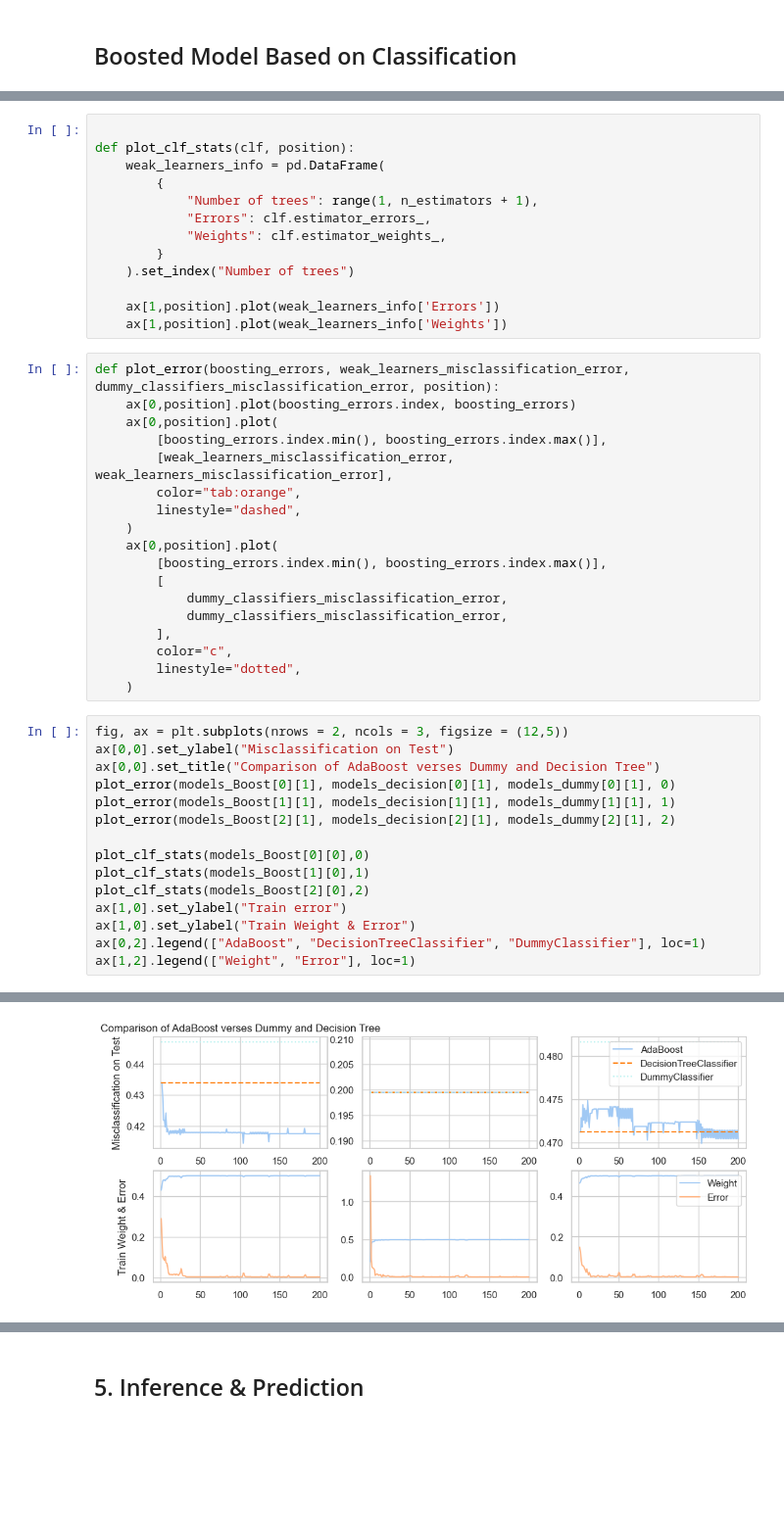
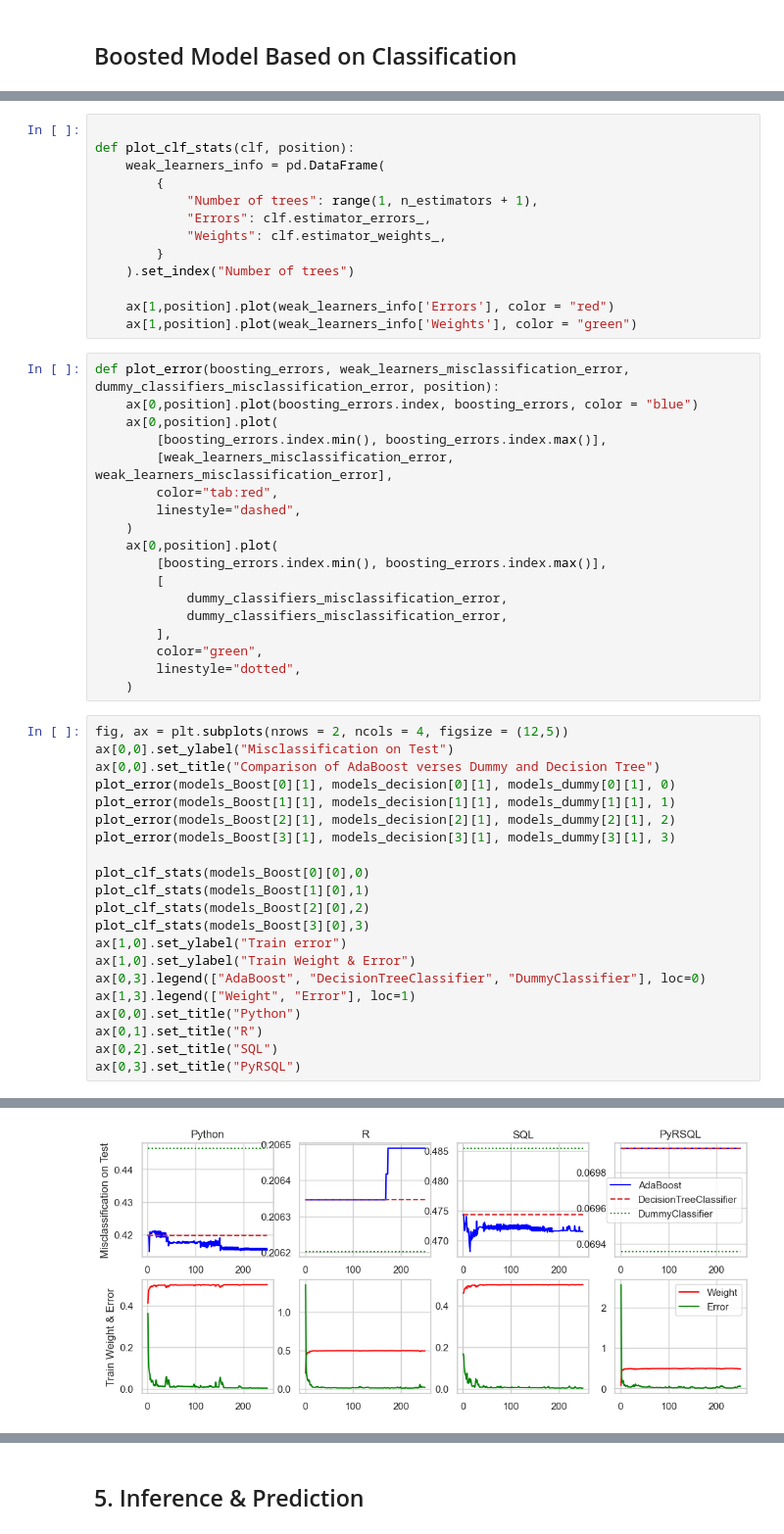
Before and after one commit to TrueCodee/Final-Project, a Jupyter notebook: Final Project.ipynb, the cells around one changed output, grey strips where cells are left out. Shown at 98% size. Drawn from its saved outputs; the diff is of its cells as text; blank space fills up the shorter version.

Commit message:
AdaBoost Improve

```diff
--- a/Final Project.ipynb
+++ b/Final Project.ipynb
@@ -423,15 +430,15 @@ def plot_clf_stats(clf, position):
         }
     ).set_index("Number of trees")
 
-    ax[1,position].plot(weak_learners_info['Errors'])
-    ax[1,position].plot(weak_learners_info['Weights'])
+    ax[1,position].plot(weak_learners_info['Errors'], color = "red")
+    ax[1,position].plot(weak_learners_info['Weights'], color = "green")
 # %%
 def plot_error(boosting_errors, weak_learners_misclassification_error, dummy_classifiers_misclassification_error, position):
-    ax[0,position].plot(boosting_errors.index, boosting_errors)
+    ax[0,position].plot(boosting_errors.index, boosting_errors, color = "blue")
     ax[0,position].plot(
         [boosting_errors.index.min(), boosting_errors.index.max()],
         [weak_learners_misclassification_error, weak_learners_misclassification_error],
-        color="tab:orange",
+        color="tab:red",
         linestyle="dashed",
     )
     ax[0,position].plot(
@@ -440,22 +447,28 @@ def plot_error(boosting_errors, weak_learners_misclassification_error, dummy_cla
             dummy_classifiers_misclassification_error,
             dummy_classifiers_misclassification_error,
         ],
-        color="c",
+        color="green",
         linestyle="dotted",
     )
 # %%
-fig, ax = plt.subplots(nrows = 2, ncols = 3, figsize = (12,5))
+fig, ax = plt.subplots(nrows = 2, ncols = 4, figsize = (12,5))
 ax[0,0].set_ylabel("Misclassification on Test")
 ax[0,0].set_title("Comparison of AdaBoost verses Dummy and Decision Tree")
 plot_error(models_Boost[0][1], models_decision[0][1], models_dummy[0][1], 0)
 plot_error(models_Boost[1][1], models_decision[1][1], models_dummy[1][1], 1)
 plot_error(models_Boost[2][1], models_decision[2][1], models_dummy[2][1], 2)
+plot_error(models_Boost[3][1], models_decision[3][1], models_dummy[3][1], 3)
 
 plot_clf_stats(models_Boost[0][0],0)
 plot_clf_stats(models_Boost[1][0],1)
 plot_clf_stats(models_Boost[2][0],2)
+plot_clf_stats(models_Boost[3][0],3)
 ax[1,0].set_ylabel("Train error")
 ax[1,0].set_ylabel("Train Weight & Error")
-ax[0,2].legend(["AdaBoost", "DecisionTreeClassifier", "DummyClassifier"], loc=1)
-ax[1,2].legend(["Weight", "Error"], loc=1)
+ax[0,3].legend(["AdaBoost", "DecisionTreeClassifier", "DummyClassifier"], loc=0)
+ax[1,3].legend(["Weight", "Error"], loc=1)
+ax[0,0].set_title("Python")
+ax[0,1].set_title("R")
+ax[0,2].set_title("SQL")
+ax[0,3].set_title("PyRSQL")
 # %% [output]
@@ -463 +476 @@ ax[1,2].legend(["Weight", "Error"], loc=1)
-[figure, old version]
+[figure, new version]
```
Also changed, not shown: parts of 5 cells of this notebook.
